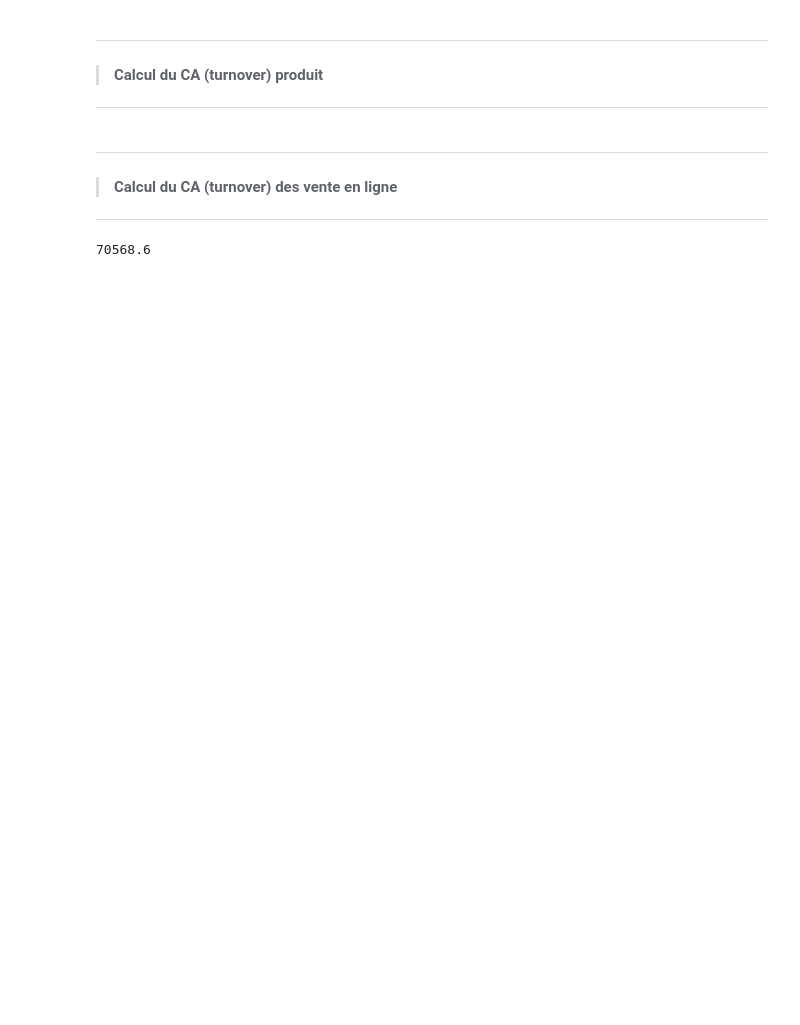
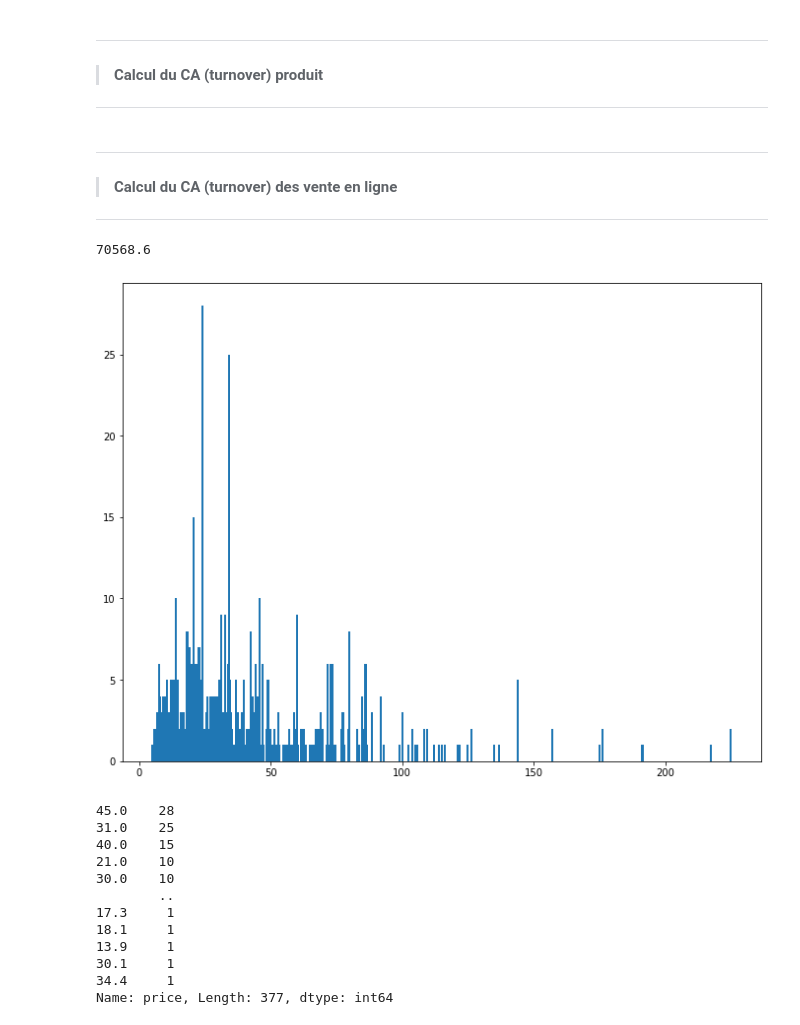
Before and after one commit to Valeeew/Data_management_of_an_online_store, a Jupyter notebook: Data_management_of_an_online_store.ipynb, the cells around one changed output. Drawn from its saved outputs; the diff is of its cells as text; code cells hidden in the pictures; blank space fills up the shorter version.

Commit message:
Price distribution chart

```diff
--- a/Data_management_of_an_online_store.ipynb
+++ b/Data_management_of_an_online_store.ipynb
@@ -160,3 +147,26 @@ df_bottleneck_online = df_bottleneck[(df_bottleneck.onsale_web == 1) == True]
 turnover_online = df_bottleneck_online.turnover.sum()
 # %% [output]
 70568.6
+# %%
+repartition_des_prix = df_bottleneck.price.value_counts()
+prix = df_bottleneck.price.unique()
+fig = plt.figure(figsize=(12,9))
+ax = fig.add_axes([0.15,0.15,0.75,0.75])
+ax.bar(prix, repartition_des_prix)
+
+plt.show(fig)
+repartition_des_prix
+# %% [output]
+[figure, added]
+45.0    28
+31.0    25
+40.0    15
+21.0    10
+30.0    10
+        ..
+17.3     1
+18.1     1
+13.9     1
+30.1     1
+34.4     1
+Name: price, Length: 377, dtype: int64
```
Also changed, not shown: parts of 4 cells of this notebook.
